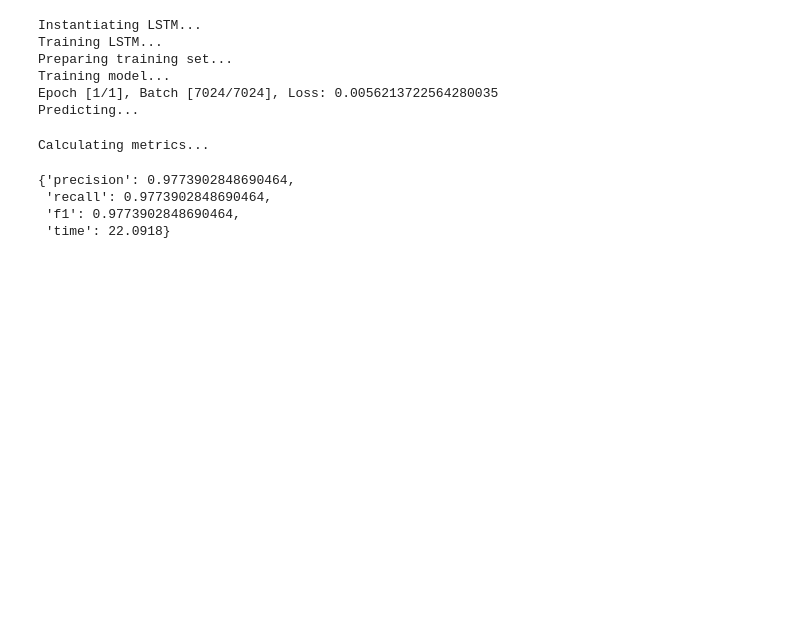
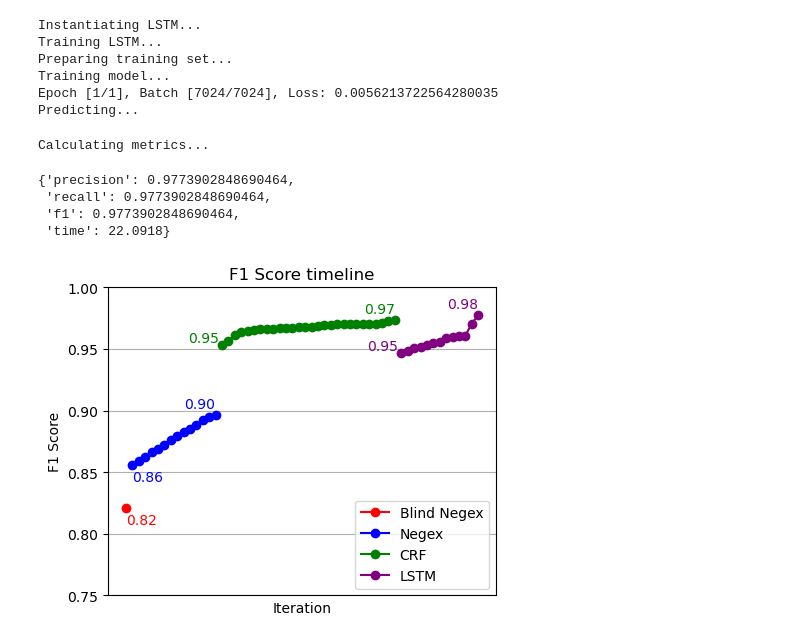
Before and after one commit to amritpal200/NLP-Project, a Jupyter notebook: src/lstm.ipynb, the cells around one changed output. Cells and saved outputs as stored; diff of their text form; code cells hidden in the pictures; blank space fills up the shorter version.

Commit message:
Redo timeline plot adding LSTM

```diff
--- a/src/lstm.ipynb
+++ b/src/lstm.ipynb
@@ -512,3 +512,44 @@ Calculating metrics...
  'recall': 0.9773902848690464,
  'f1': 0.9773902848690464,
  'time': 22.0918}
+# %%
+import matplotlib.pyplot as plt
+import json, os
+
+ROOT_DIR = os.path.dirname(os.path.abspath(""))
+
+with open(os.path.join(ROOT_DIR, "data", "results.json"), "r", encoding="utf8") as _f:
+	all_results = json.load(_f)
+
+blind_negex_f1 = sorted([result["metrics"]["f1"] for result in all_results["BlindNegex"]])
+negex_f1 = sorted([result["metrics"]["f1"] for result in all_results["Negex"]])
+crf_f1 = sorted([result["metrics"]["f1"] for result in all_results["CRF"]])
+lstm_f1 = sorted([result["metrics"]["f1"] for result in all_results["LSTM"]])
+
+plt.figure(figsize=(5, 4))
+plt.title("F1 Score timeline")
+l1 = len(blind_negex_f1)
+l2 = len(negex_f1)
+l3 = len(crf_f1)
+l4 = len(lstm_f1)
+plt.plot(range(l1), blind_negex_f1, marker='o', color='red')
+plt.plot(range(l1, l1+l2), negex_f1, marker='o', color='blue')
+plt.plot(range(l1+l2, l1+l2+l3), crf_f1, marker='o', color='green')
+plt.plot(range(l1+l2+l3, l1+l2+l3+l4), lstm_f1, marker='o', color='purple')
+plt.text(0, blind_negex_f1[0]-0.004, f"{blind_negex_f1[0]:.2f}", color='red', verticalalignment='top', horizontalalignment='left')
+plt.text(l1, negex_f1[0]-0.004, f"{negex_f1[0]:.2f}", color='blue', verticalalignment='top', horizontalalignment='left')
+plt.text(l1+l2-1, negex_f1[-1]+0.003, f"{negex_f1[-1]:.2f}", color='blue', verticalalignment='bottom', horizontalalignment='right')
+plt.text(l1+l2-0.5, crf_f1[0], f"{crf_f1[0]:.2f}", color='green', verticalalignment='bottom', horizontalalignment='right')
+plt.text(l1+l2+l3-1, crf_f1[-1]+0.003, f"{crf_f1[-1]:.2f}", color='green', verticalalignment='bottom', horizontalalignment='right')
+plt.text(l1+l2+l3-0.5, lstm_f1[0], f"{lstm_f1[0]:.2f}", color='purple', verticalalignment='bottom', horizontalalignment='right')
+plt.text(l1+l2+l3+l4-1, lstm_f1[-1]+0.003, f"{lstm_f1[-1]:.2f}", color='purple', verticalalignment='bottom', horizontalalignment='right')
+
+plt.legend(["Blind Negex", "Negex", "CRF", "LSTM"], loc="lower right")
+plt.xlabel("Iteration")
+plt.ylabel("F1 Score")
+plt.xticks([])
+plt.ylim(0.75, 1)
+plt.grid()
+plt.show()
+# %% [output]
+[figure, added]
```
